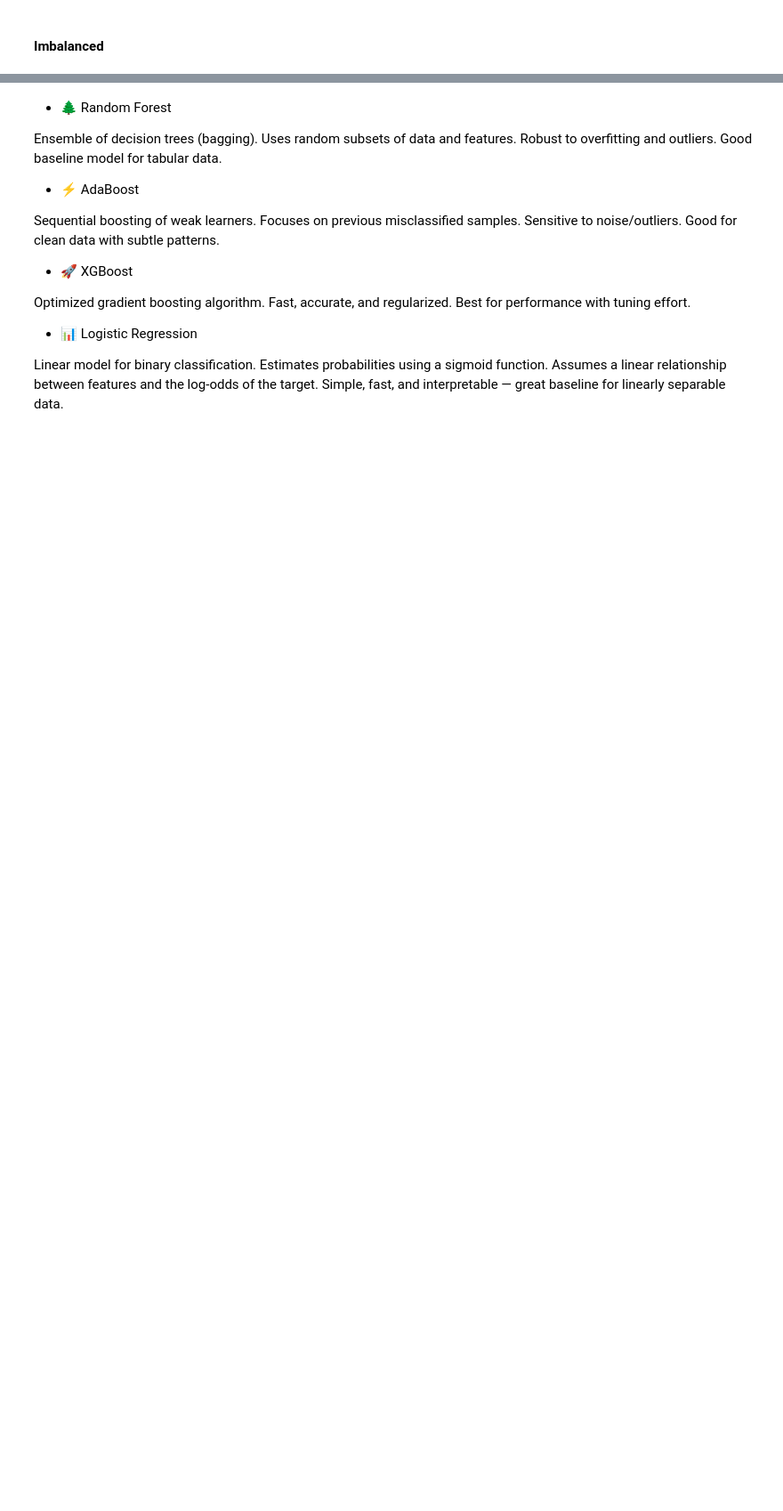
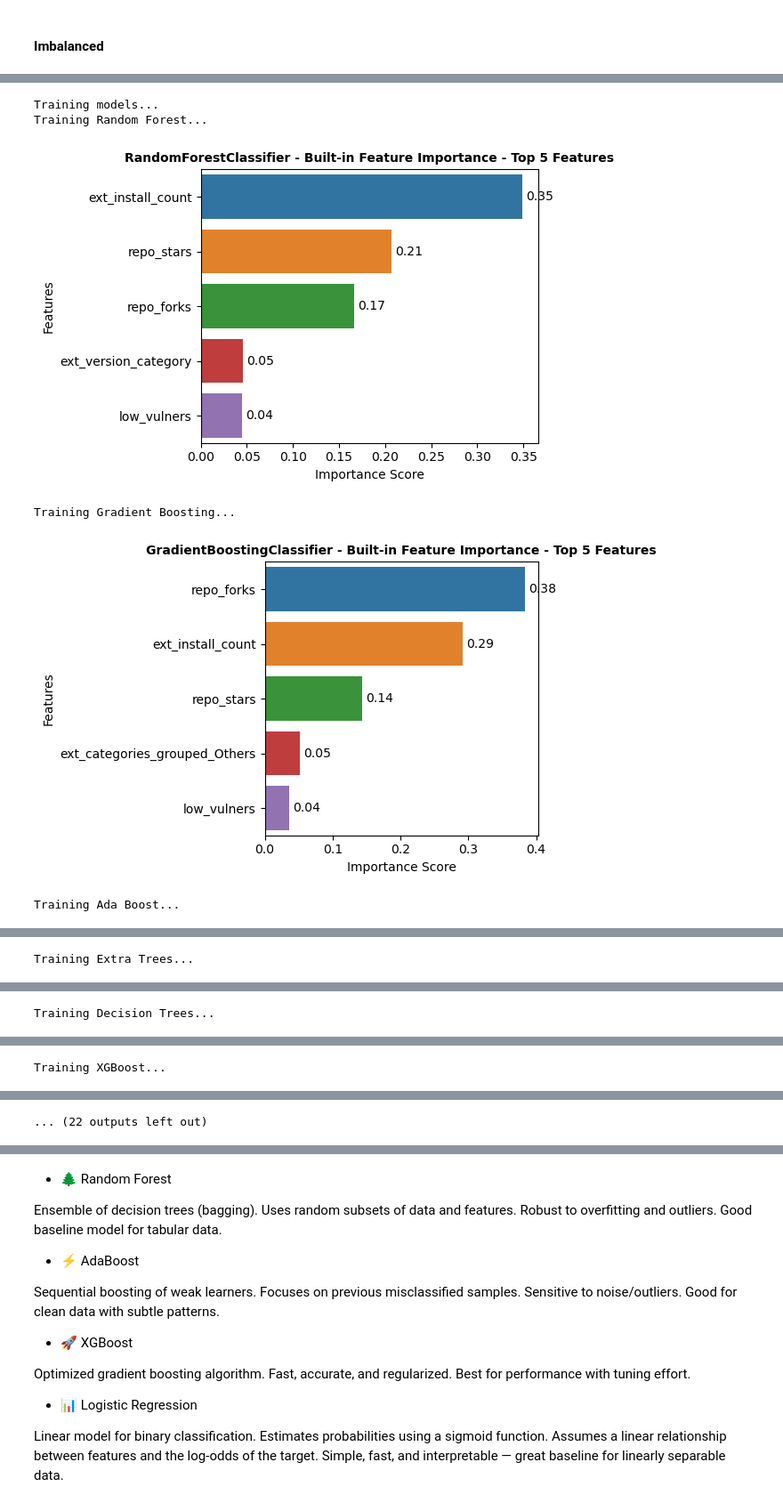
Before and after one commit to Ironhack-DA-Course/proj-final, a Jupyter notebook: notebooks/machine_learning_3.ipynb, the cells around one changed output, grey strips where cells are left out. Shown at 89% size. Drawn from its saved outputs; the diff is of its cells as text; code cells hidden in the pictures; blank space fills up the shorter version.

Commit message:
Add model tuning, change readme

```diff
--- a/notebooks/machine_learning_3.ipynb
+++ b/notebooks/machine_learning_3.ipynb
@@ -291,3 +462,9 @@ Error:
+# %%
+base_name = f"X_train_{id(X_train)}_Y_train_{id(y_train)}"
+file_path = f"{config["model"]["preprocessing_path"]}{base_name}_power_transformer.pkl"
+
+with open(file_path, "wb") as file:
+    pickle.dump(pt, file)
 # %% [markdown]
 Normalize transform
 # %%
@@ -641 +728,34 @@ def bar_labels(axes, rotation=0, location="edge", xlabel=None, ylabel=None):
+# %%
+def plot_metrics_comparison(metrics_dict: dict, metric_names: str | list, figsize=(16, 16)):
+    '''Plot multiple metrics in subplots using seaborn with swapped axes'''
+    n_metrics = len(metric_names)
+    n_cols = 2
+    n_rows = (n_metrics + n_cols - 1) // n_cols
+
+    fig, axes = plt.subplots(n_rows, n_cols, figsize=figsize)
+    axes = axes.flatten() #if n_rows > 1 else [axes] if n_cols == 1 else axes
+
+    for i, metric_name in enumerate(metric_names):
+        if i < len(axes):
+            ax = axes[i]
+            df_metric = pd.DataFrame.from_dict(metrics_dict[metric_name], orient="index", columns=[metric_name])
+            df_metric = df_metric.sort_values(metric_name, ascending=False)
+            df_metric[metric_name] = df_metric[metric_name].round(2)
+
+            sns.barplot(x=metric_name, y=df_metric.index, data=df_metric, ax=ax, color="skyblue")
+
+            ax.set_xlabel(f"{metric_name.title()} (%)")
+            ax.set_ylabel("Model")
+            ax.set_title(f"{metric_name.title()} Comparison")
+
+            # Add value labels on the bars
+            for container in ax.containers:
+                ax.bar_label(container, fmt='%.2f', padding=3)
+
+    # Hide unused subplots
+    for i in range(len(metric_names), len(axes)):
+        axes[i].set_visible(False)
+
+    plt.tight_layout()
+    plt.show()
 # %%
@@ -919,0 +920,9 @@ def compare_experiments(results_list, experiment_names, metric='Accuracy'):
+# %%
+training_classification_optimized(X_train_trans, X_test_trans, y_train, y_test)
+# %% [output]
+Training models...
+Training Random Forest...
+[figure, added]
+Training Gradient Boosting...
+[figure, added]
+Training Ada Boost...
@@ -919,0 +930 @@ def compare_experiments(results_list, experiment_names, metric='Accuracy'):
+Training Extra Trees...
@@ -919,0 +932 @@ def compare_experiments(results_list, experiment_names, metric='Accuracy'):
+Training Decision Trees...
@@ -919,0 +934 @@ def compare_experiments(results_list, experiment_names, metric='Accuracy'):
+Training XGBoost...
@@ -919,0 +936 @@ def compare_experiments(results_list, experiment_names, metric='Accuracy'):
+... (22 outputs left out)
```
Also changed, not shown: parts of 73 cells of this notebook, 53 other files.
